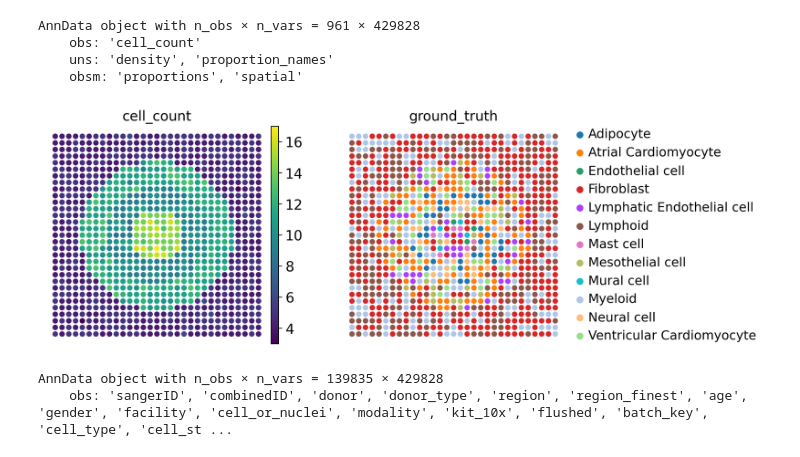
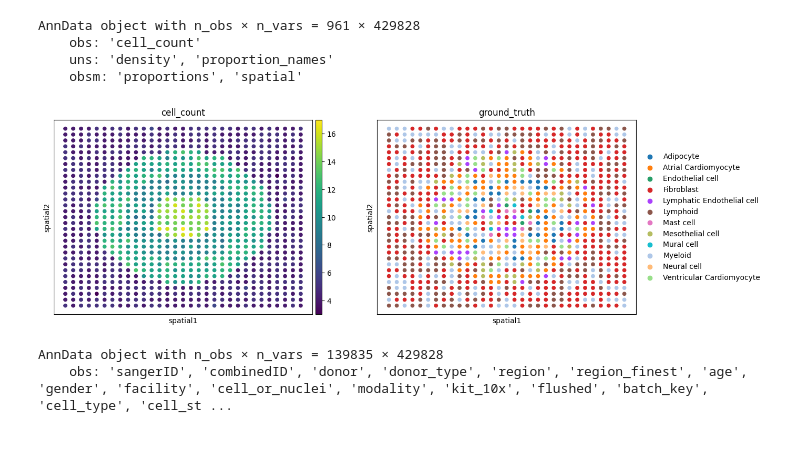
Before and after one commit to theislab/deconvATAC, a Jupyter notebook: docs/notebooks/run_rctd_heart.ipynb, the cells around one changed output. Drawn from its saved outputs; the diff is of its cells as text; code cells hidden in the pictures.

Commit message:
adjust figure size

```diff
--- a/docs/notebooks/run_rctd_heart.ipynb
+++ b/docs/notebooks/run_rctd_heart.ipynb
@@ -14,8 +14,6 @@ import mudata as mu
 import scanpy as sc
 import pandas as pd
 import numpy as np
-
-sc.set_figure_params(dpi_save=300, dpi=100, frameon=False)
 # %% [markdown]
 ### Read in & preprocess the data
 # %% [markdown]
@@ -31,10 +29,10 @@ AnnData object with n_obs × n_vars = 961 × 429828
 # %%
 heart_st.obs = heart_st.obs.reset_index().join(
     pd.DataFrame(heart_st.obsm["proportions"], columns=heart_st.uns["proportion_names"]).reset_index(drop=True))
 heart_st.obs['ground_truth'] = heart_st.obs.iloc[:, 2:].idxmax(axis=1)
-sc.pl.embedding(heart_st,basis="spatial",color=['cell_count', 'ground_truth'],)
+sc.pl.embedding(heart_st,basis="spatial",color=['cell_count', 'ground_truth'])
 # %% [output]
-[figure, old version]
+[figure, new version]
 # %%
 heart_sc = sc.read_h5ad("./data/human_cardiac_niches_atac.h5ad")
 heart_sc
```
Also changed, not shown: parts of 1 cell of this notebook.
